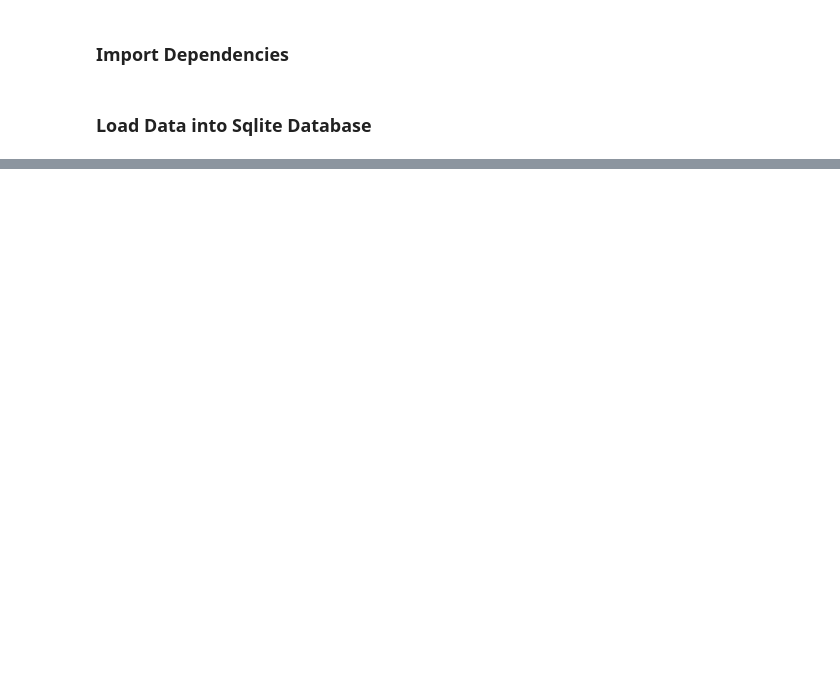
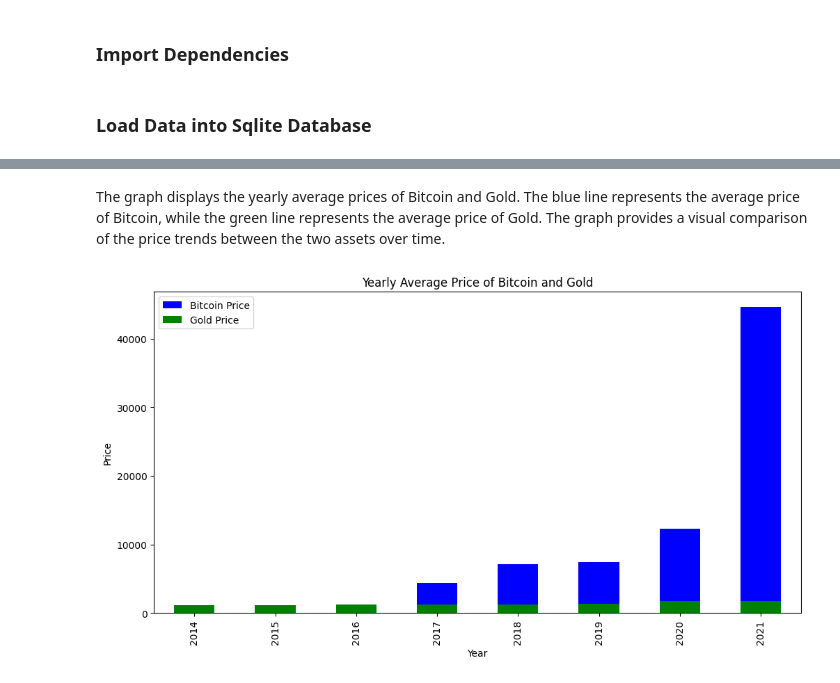
Before and after one commit to ruchita-nathani/made-template, a Jupyter notebook: project/report.ipynb, the cells around one changed output, grey strips where cells are left out. Saved outputs shown, nothing was run; the diff lists cells and outputs as text; code cells hidden in the pictures; blank space fills up the shorter version.

```diff
--- a/project/report.ipynb
+++ b/project/report.ipynb
@@ -173,0 +135,14 @@ Correlation between Bitcoin and Gold Prices: 0.7011641225401418
+# %% [markdown]
+The graph displays the yearly average prices of Bitcoin and Gold. The blue line represents the average price of Bitcoin, while the green line represents the average price of Gold. The graph provides a visual comparison of the price trends between the two assets over time.
+# %%
+# Plot the bar chart yearly average price
+plt.figure(figsize=(12, 6))
+bitcoin_yearly_avg.plot(kind='bar', label='Bitcoin Price', color='blue')
+gold_yearly_avg.plot(kind='bar', label='Gold Price', color='green')
+plt.title('Yearly Average Price of Bitcoin and Gold')
+plt.xlabel('Year')
+plt.ylabel('Price')
+plt.legend()
+plt.show()
+# %% [output]
+[figure, added]
```
Also changed, not shown: parts of 11 cells of this notebook.
